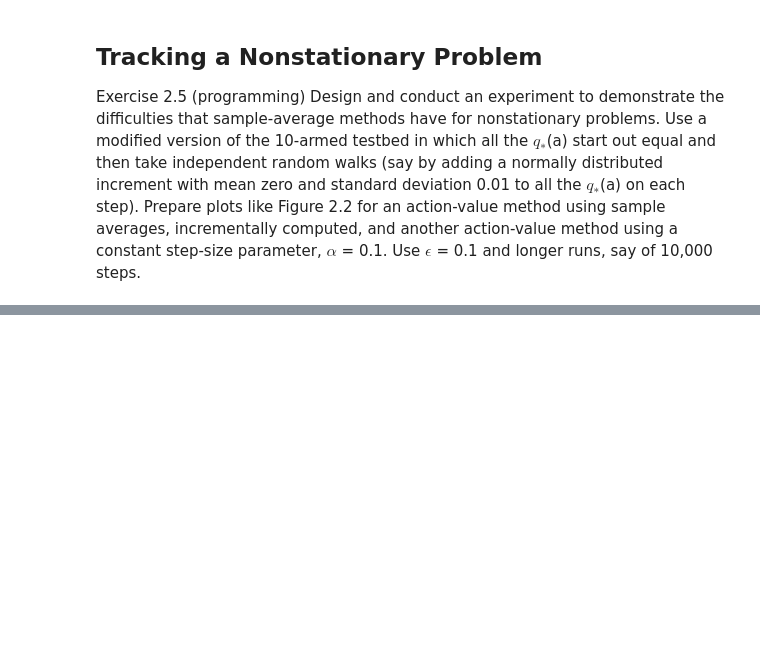
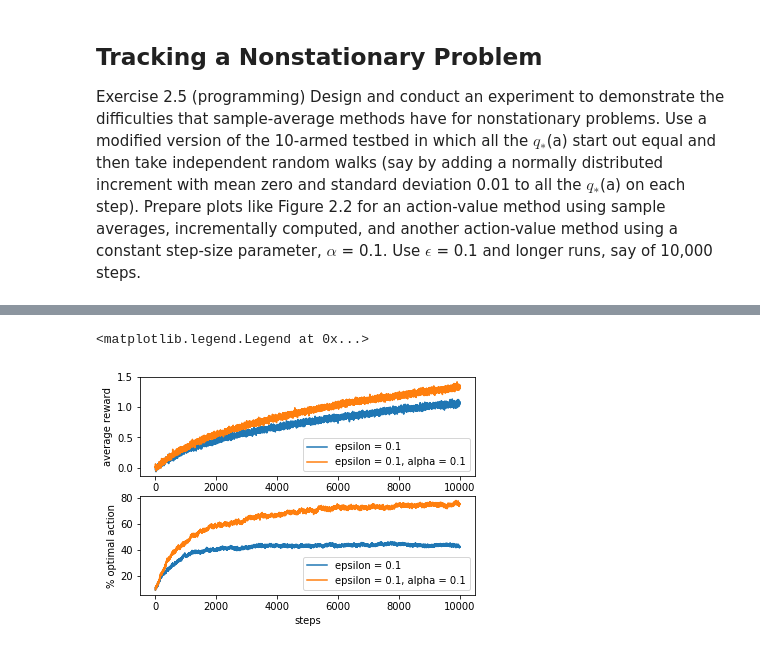
Before and after one commit to amirhossein-hkh/sutton_rl_practice, a Jupyter notebook: Chapter 2.ipynb, the cells around one changed output, grey strips where cells are left out. Cells and saved outputs as stored; diff of their text form; code cells hidden in the pictures; blank space fills up the shorter version.

```diff
--- a/Chapter 2.ipynb
+++ b/Chapter 2.ipynb
@@ -318,0 +284,40 @@ NameError: name 'chose_action_softmax' is not defined
+# %%
+import matplotlib.pyplot as plt
+
+#Exercise 2.5
+sample_average_bandit = Bandit(arms=10, estimation_method=EstimationMethod.SAMPLE_AVERAGE_INCREMENTAL,
+                               action_selection_method=ActionSelectionMethod.EPSILON_GREEDY, epsilon=0.1,
+                               start_equal=True, random_walk=0.01)
+constant_step_size_bandit = Bandit(arms=10, estimation_method=EstimationMethod.CONSTANT_STEP_SIZE, alpha=0.1,
+                                   random_walk=0.01, action_selection_method=ActionSelectionMethod.EPSILON_GREEDY,
+                                   epsilon=0.1, start_equal=True)
+
+epsilon_greedy_best_action, epsilon_greedy_rewards = [], []
+
+sample_average_result = sample_average_bandit.simulate(2000, 10000)
+sample_average_best_action = sample_average_result[0]
+sample_average_rewards = sample_average_result[1]
+
+constant_step_size_result = constant_step_size_bandit.simulate(2000, 10000)
+constant_step_size_best_action = constant_step_size_result[0]
+constant_step_size_rewards = constant_step_size_result[1]
+
+%matplotlib inline
+plt.figure()
+
+plt.subplot(2, 1, 1)
+plt.plot(sample_average_rewards, label='epsilon = {}'.format(0.1))
+plt.plot(constant_step_size_rewards, label='epsilon = {}, alpha = {}'.format(0.1, 0.1))
+plt.xlabel('steps')
+plt.ylabel('average reward')
+plt.legend()
+
+plt.subplot(2, 1, 2)
+plt.plot(sample_average_best_action * 100, label='epsilon = {}'.format(0.1))
+plt.plot(constant_step_size_best_action * 100, label='epsilon = {}, alpha = {}'.format(0.1, 0.1))
+plt.xlabel('steps')
+plt.ylabel('% optimal action')
+plt.legend()
+# %% [output]
+<matplotlib.legend.Legend at 0x...>
+[figure, added]
```
Also changed, not shown: parts of 17 cells of this notebook.
